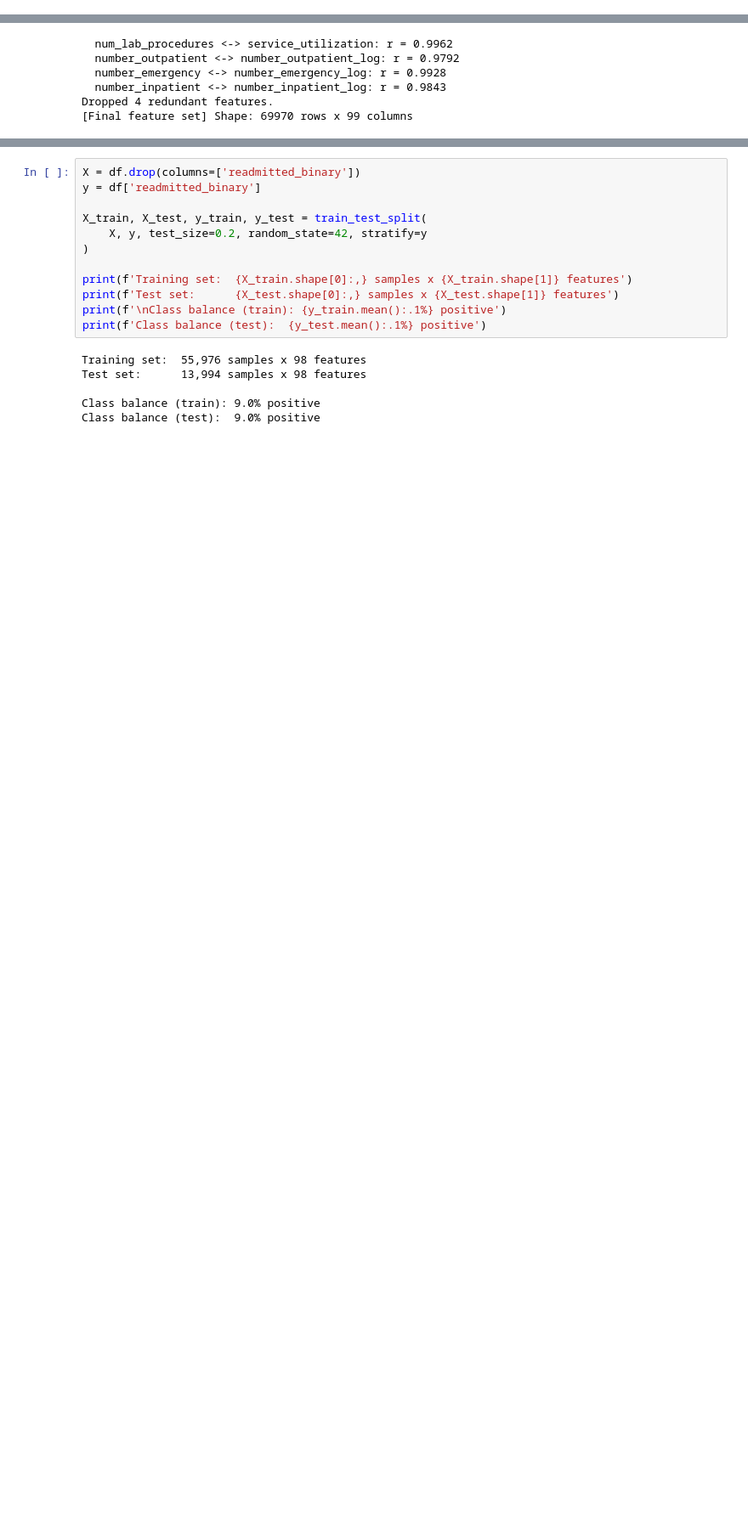
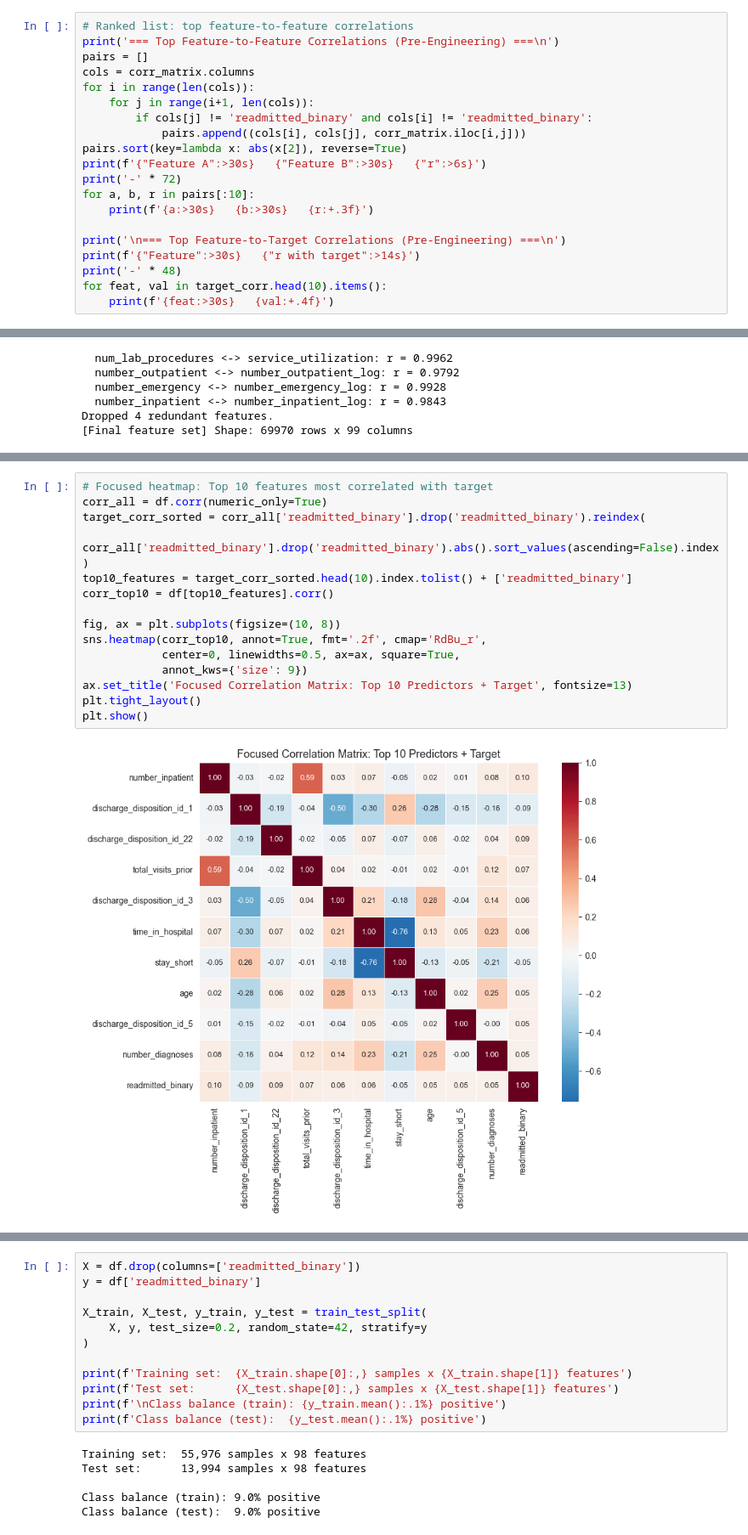
Before and after one commit to hidaeraldo/machine-learining-project, a Jupyter notebook: notebooks/notebook_presentation.ipynb, the cells around one changed output, grey strips where cells are left out. Shown at 85% size. Cells and saved outputs as stored; diff of their text form; blank space fills up the shorter version.

```diff
--- a/notebooks/notebook_presentation.ipynb
+++ b/notebooks/notebook_presentation.ipynb
@@ -393,0 +413,20 @@ plt.show()
+# %%
+# Ranked list: top feature-to-feature correlations
+print('=== Top Feature-to-Feature Correlations (Pre-Engineering) ===\n')
+pairs = []
+cols = corr_matrix.columns
+for i in range(len(cols)):
+    for j in range(i+1, len(cols)):
+        if cols[j] != 'readmitted_binary' and cols[i] != 'readmitted_binary':
+            pairs.append((cols[i], cols[j], corr_matrix.iloc[i,j]))
+pairs.sort(key=lambda x: abs(x[2]), reverse=True)
+print(f'{"Feature A":>30s}   {"Feature B":>30s}   {"r":>6s}')
+print('-' * 72)
+for a, b, r in pairs[:10]:
+    print(f'{a:>30s}   {b:>30s}   {r:+.3f}')
+
+print('\n=== Top Feature-to-Target Correlations (Pre-Engineering) ===\n')
+print(f'{"Feature":>30s}   {"r with target":>14s}')
+print('-' * 48)
+for feat, val in target_corr.head(10).items():
+    print(f'{feat:>30s}   {val:+.4f}')
@@ -586,0 +682,18 @@ Dropped 4 redundant features.
+# %%
+# Focused heatmap: Top 10 features most correlated with target
+corr_all = df.corr(numeric_only=True)
+target_corr_sorted = corr_all['readmitted_binary'].drop('readmitted_binary').reindex(
+    corr_all['readmitted_binary'].drop('readmitted_binary').abs().sort_values(ascending=False).index
+)
+top10_features = target_corr_sorted.head(10).index.tolist() + ['readmitted_binary']
+corr_top10 = df[top10_features].corr()
+
+fig, ax = plt.subplots(figsize=(10, 8))
+sns.heatmap(corr_top10, annot=True, fmt='.2f', cmap='RdBu_r',
+            center=0, linewidths=0.5, ax=ax, square=True,
+            annot_kws={'size': 9})
+ax.set_title('Focused Correlation Matrix: Top 10 Predictors + Target', fontsize=13)
+plt.tight_layout()
+plt.show()
+# %% [output]
+[figure, added]
```
Also changed, not shown: parts of 37 cells of this notebook.
